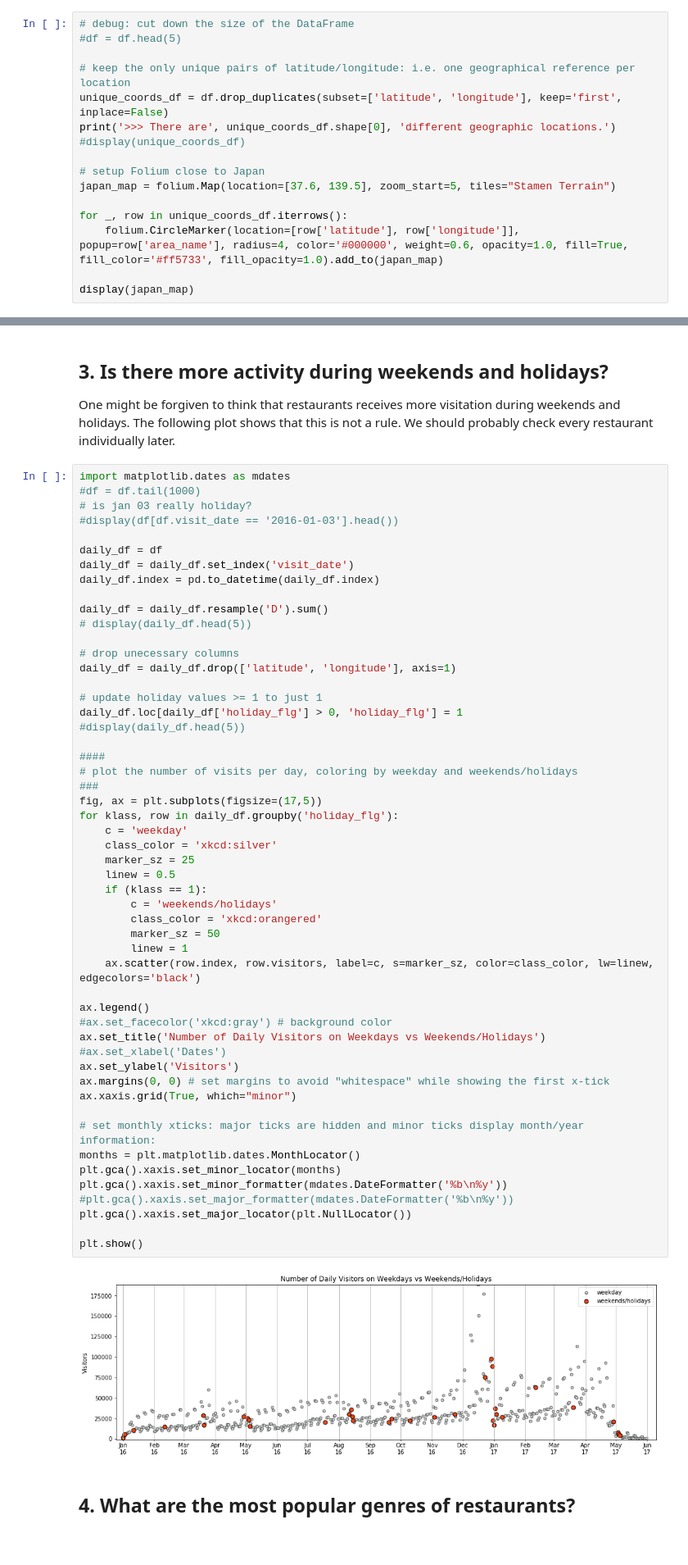
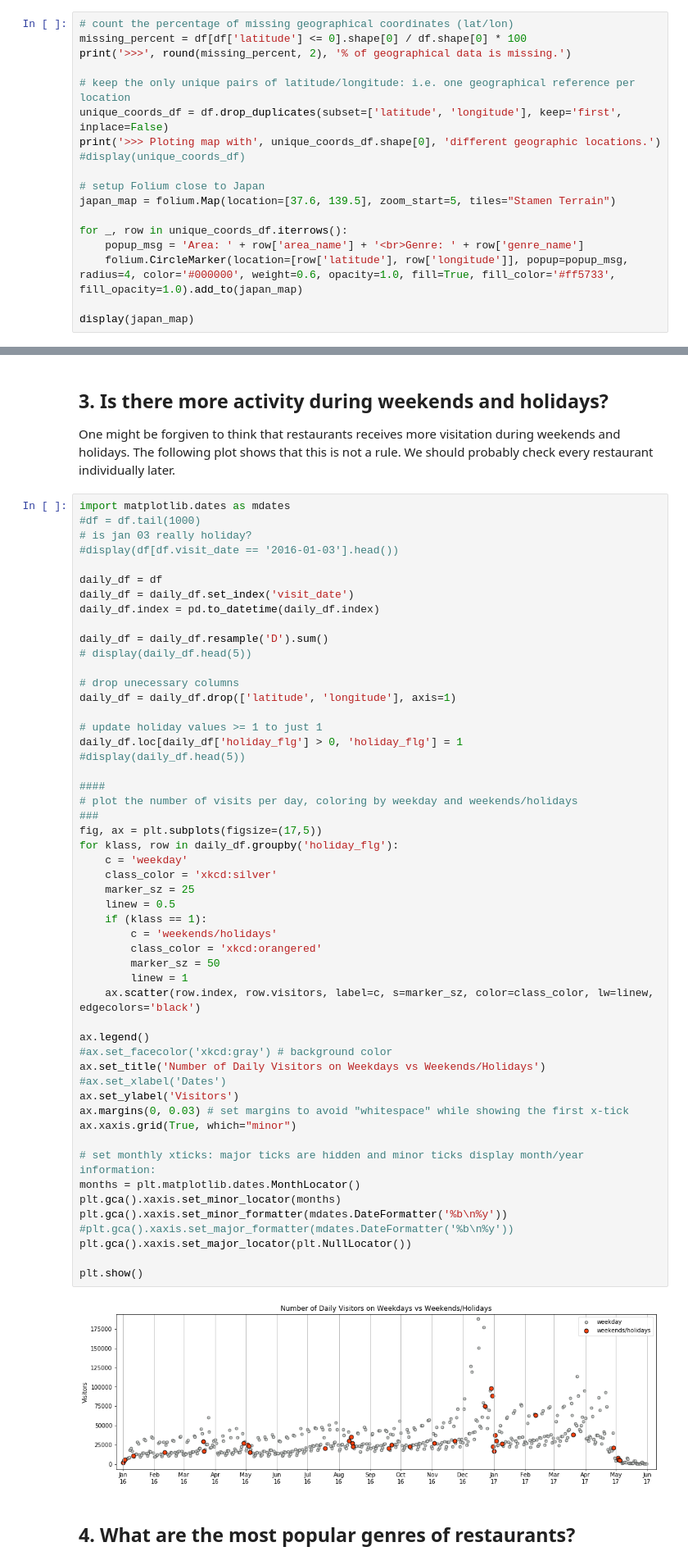
Before and after one commit to karlphillip/DataScience, a Jupyter notebook: Project1/2_storytelling.ipynb, the cells around one changed output, grey strips where cells are left out. Shown at 82% size. Saved outputs shown, nothing was run; the diff lists cells and outputs as text.

```diff
--- a/Project1/2_storytelling.ipynb
+++ b/Project1/2_storytelling.ipynb
@@ -45,17 +47,19 @@ Even though not every restaurant in the database have geographic coordinates ass
 # %%
-# debug: cut down the size of the DataFrame
-#df = df.head(5)
+# count the percentage of missing geographical coordinates (lat/lon)
+missing_percent = df[df['latitude'] <= 0].shape[0] / df.shape[0] * 100
+print('>>>', round(missing_percent, 2), '% of geographical data is missing.')
 
 # keep the only unique pairs of latitude/longitude: i.e. one geographical reference per location
 unique_coords_df = df.drop_duplicates(subset=['latitude', 'longitude'], keep='first', inplace=False)
-print('>>> There are', unique_coords_df.shape[0], 'different geographic locations.')
+print('>>> Ploting map with', unique_coords_df.shape[0], 'different geographic locations.')
 #display(unique_coords_df)
 
 # setup Folium close to Japan
 japan_map = folium.Map(location=[37.6, 139.5], zoom_start=5, tiles="Stamen Terrain")
 
 for _, row in unique_coords_df.iterrows():
-    folium.CircleMarker(location=[row['latitude'], row['longitude']], popup=row['area_name'], radius=4, color='#000000', weight=0.6, opacity=1.0, fill=True, fill_color='#ff5733', fill_opacity=1.0).add_to(japan_map)
+    popup_msg = 'Area: ' + row['area_name'] + '<br>Genre: ' + row['genre_name']
+    folium.CircleMarker(location=[row['latitude'], row['longitude']], popup=popup_msg, radius=4, color='#000000', weight=0.6, opacity=1.0, fill=True, fill_color='#ff5733', fill_opacity=1.0).add_to(japan_map)
 
 display(japan_map)
 # %% [output]
@@ -128,35 +137,35 @@ daily_df.loc[daily_df['holiday_flg'] > 0, 'holiday_flg'] = 1
 ###
 fig, ax = plt.subplots(figsize=(17,5))
 for klass, row in daily_df.groupby('holiday_flg'):
     c = 'weekday'
     class_color = 'xkcd:silver'
     marker_sz = 25
     linew = 0.5
     if (klass == 1):
         c = 'weekends/holidays'
         class_color = 'xkcd:orangered'
         marker_sz = 50
         linew = 1
     ax.scatter(row.index, row.visitors, label=c, s=marker_sz, color=class_color, lw=linew, edgecolors='black')
 
 ax.legend()
 #ax.set_facecolor('xkcd:gray') # background color
 ax.set_title('Number of Daily Visitors on Weekdays vs Weekends/Holidays')
 #ax.set_xlabel('Dates')
 ax.set_ylabel('Visitors')
-ax.margins(0, 0) # set margins to avoid "whitespace" while showing the first x-tick
+ax.margins(0, 0.03) # set margins to avoid "whitespace" while showing the first x-tick
 ax.xaxis.grid(True, which="minor")
 
 # set monthly xticks: major ticks are hidden and minor ticks display month/year information:
 months = plt.matplotlib.dates.MonthLocator()
 plt.gca().xaxis.set_minor_locator(months)
 plt.gca().xaxis.set_minor_formatter(mdates.DateFormatter('%b\n%y'))
 #plt.gca().xaxis.set_major_formatter(mdates.DateFormatter('%b\n%y'))
 plt.gca().xaxis.set_major_locator(plt.NullLocator())
 
 plt.show()
 # %% [output]
-[figure, old version]
+[figure, new version]
 # %% [markdown]
 ## 4. What are the most popular genres of restaurants?
 # %%
```
Also changed, not shown: parts of 15 cells of this notebook.
